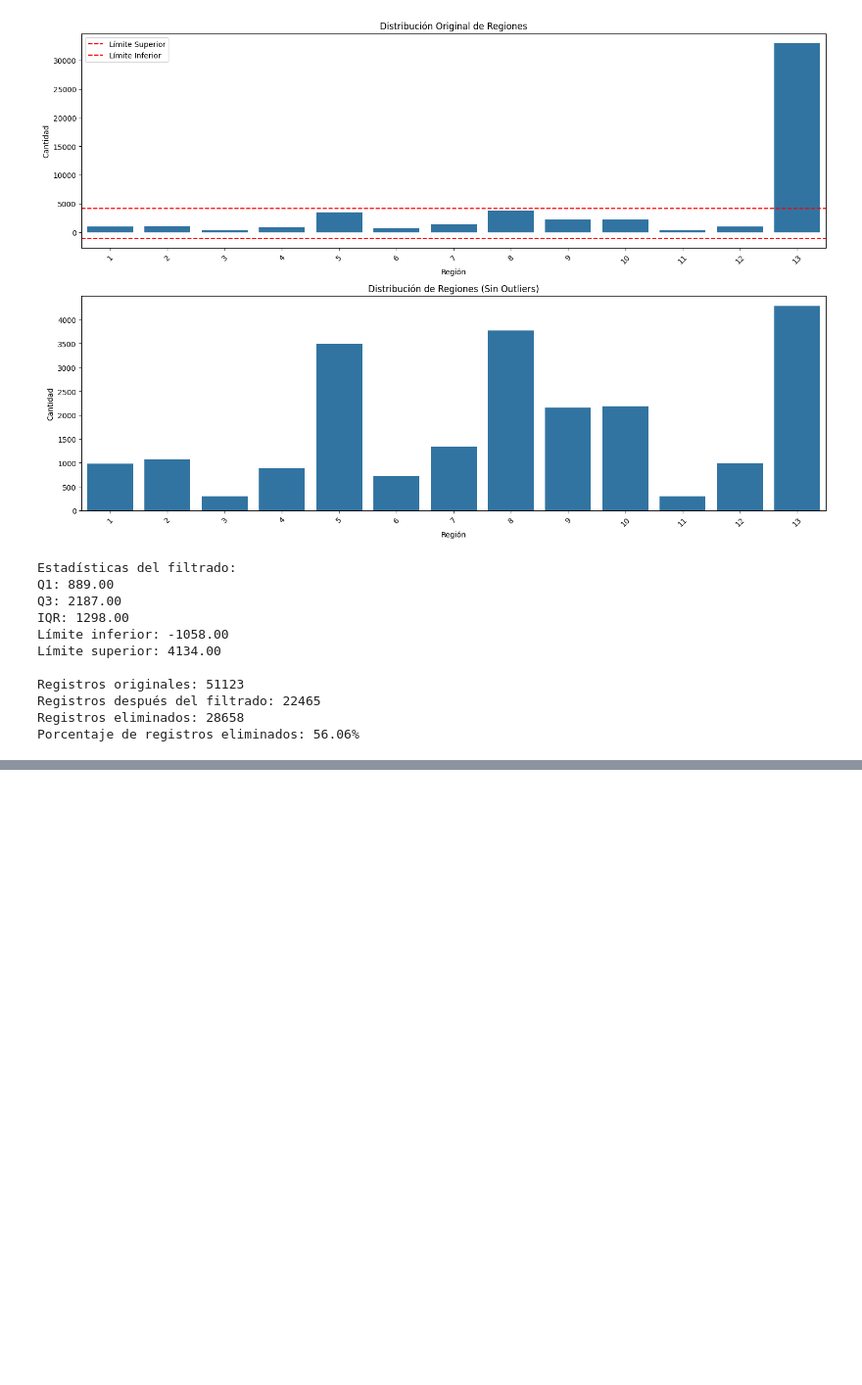
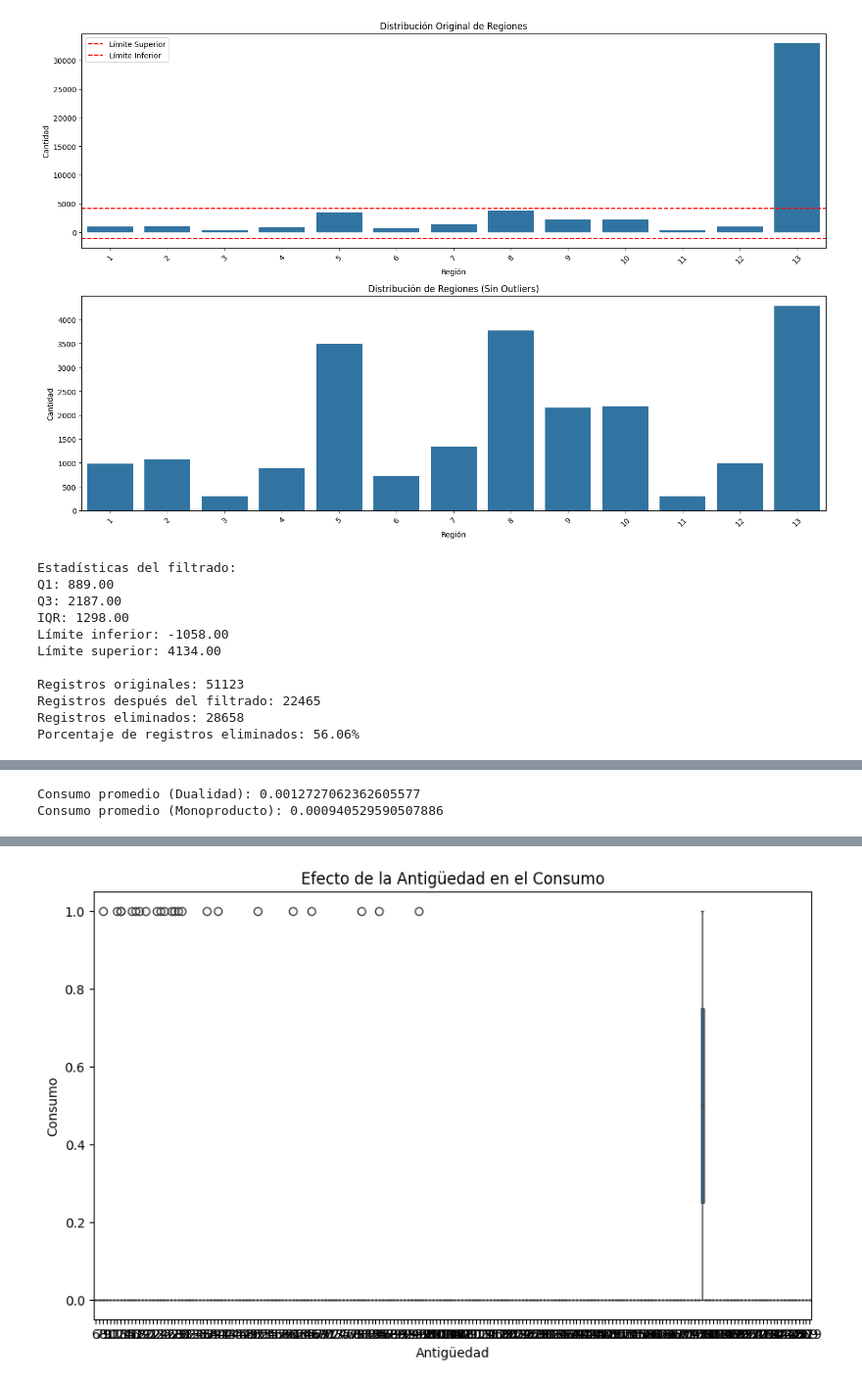
Before and after one commit to Andresilvampuero/monopoly, a Jupyter notebook: monopoly/notebooks/Monopoly.ipynb, the cells around one changed output, grey strips where cells are left out. Shown at 98% size. Saved outputs shown, nothing was run; the diff lists cells and outputs as text; code cells hidden in the pictures; blank space fills up the shorter version.

```diff
--- a/monopoly/notebooks/Monopoly.ipynb
+++ b/monopoly/notebooks/Monopoly.ipynb
@@ -601,0 +730,19 @@ Sexo_M: -0.0765
+# %%
+# 4. Pregunta 2: Comparar ingresos y transacciones entre clientes con dualidad y monoproducto
+dualidad_mean = ds2[ds2['Dualidad'] == 1]['Consumo'].mean()
+monoproducto_mean = ds2[ds2['Dualidad'] == 0]['Consumo'].mean()
+
+print(f'Consumo promedio (Dualidad): {dualidad_mean}')
+print(f'Consumo promedio (Monoproducto): {monoproducto_mean}')
+# %% [output]
+Consumo promedio (Dualidad): 0.0012727062362605577
+Consumo promedio (Monoproducto): 0.000940529590507886
+# %%
+# 5. Pregunta 3: Efecto de la antigüedad en el uso de líneas de crédito
+plt.figure(figsize=(10, 6))
+sns.boxplot(x='Antiguedad', y='Consumo', data=ds2)
+plt.title('Efecto de la Antigüedad en el Consumo')
+plt.xlabel('Antigüedad')
+plt.ylabel('Consumo')
+plt.show()
+# %% [output]
@@ -601,0 +750 @@ Sexo_M: -0.0765
+[figure, added]
```
Also changed, not shown: parts of 21 cells of this notebook, 1 other file.
